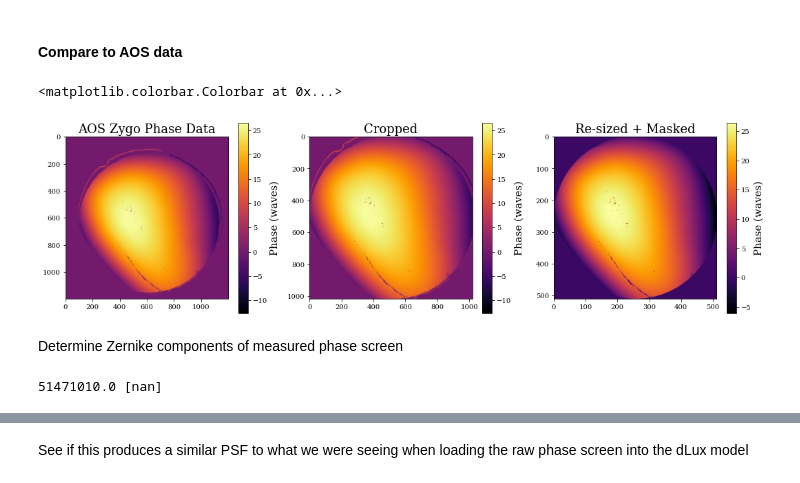
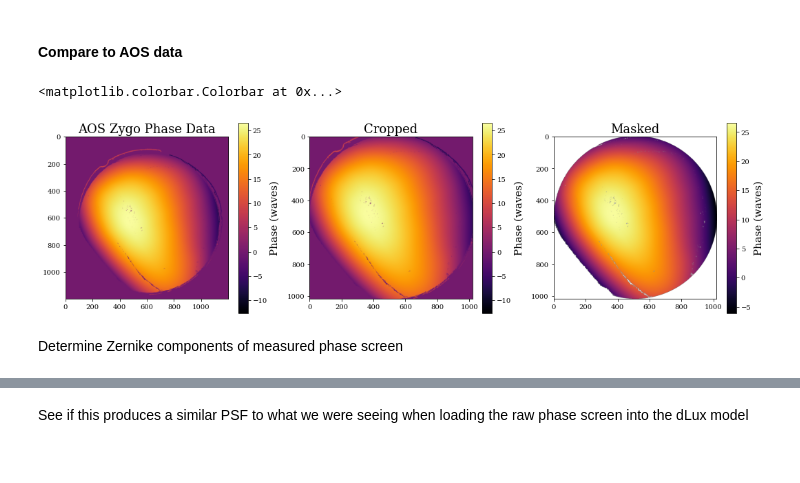
Before and after one commit to TolimanSpace/toliman_dp_design_testing, a Jupyter notebook: Gluing_Characterisation.ipynb, the cells around one changed output, grey strips where cells are left out. Cells and saved outputs as stored; diff of their text form; code cells hidden in the pictures.

```diff
--- a/Gluing_Characterisation.ipynb
+++ b/Gluing_Characterisation.ipynb
@@ -1817,30 +1843,39 @@ ________________________________________________________________________________
 # %%
 AOS_data_fname = data_dir+"zygo_data/20241115_142mmwindowinTB_PHASE_waves.npy"
 phase_screen = np.load(AOS_data_fname)
 
 center = [int(phase_screen.shape[0]/2)+40, int(phase_screen.shape[1]/2)+10]
 radius = 510 #520 (px)
 
 plt.figure(figsize=(18,5))
 plt.subplot(1,3,1)
 plt.imshow(phase_screen)
 plt.title("AOS Zygo Phase Data")
 plt.colorbar(label="Phase (waves)")
 plt.subplot(1,3,2)
 cropped_phase_screen = phase_screen[center[0]-radius:center[0]+radius, center[1]-radius:center[1]+radius]
 plt.imshow(cropped_phase_screen)
 plt.title("Cropped")
 plt.colorbar(label="Phase (waves)")
+# plt.subplot(1,3,3)
+# circ = dlu.circle(coords=coords, radius=aperture_diameter/2)
+# resized_masked_phase_screen = resize(cropped_phase_screen, (aperture_npix, aperture_npix))*circ
+# # resized_masked_phase_screen = dlu.rotate(resized_masked_phase_screen, angle=np.pi*1.0)
+# plt.imshow(resized_masked_phase_screen)
+# plt.title("Re-sized + Masked")
+# plt.colorbar(label="Phase (waves)")
 plt.subplot(1,3,3)
-circ = dlu.circle(coords=coords, radius=aperture_diameter/2)
-resized_masked_phase_screen = resize(cropped_phase_screen, (aperture_npix, aperture_npix))*circ
+AOS_coords = dlu.pixel_coords(npixels=cropped_phase_screen.shape[0], diameter=aperture_diameter)
+circ = dlu.circle(coords=AOS_coords, radius=aperture_diameter/2)
+masked_phase_screen = cropped_phase_screen*circ
+masked_phase_screen = masked_phase_screen.at[masked_phase_screen==0.0].set(np.nan)
 # resized_masked_phase_screen = dlu.rotate(resized_masked_phase_screen, angle=np.pi*1.0)
-plt.imshow(resized_masked_phase_screen)
-plt.title("Re-sized + Masked")
+plt.imshow(masked_phase_screen)
+plt.title("Masked")
 plt.colorbar(label="Phase (waves)")
 # %% [output]
 <matplotlib.colorbar.Colorbar at 0x...>
-[figure, old version]
+[figure, new version]
 # %% [markdown]
 Determine Zernike components of measured phase screen
 # %%
@@ -1867,10 +1902 @@ def loss_fn_diff2_layer(layer, data):
     return loss
-# %%
-zernike_indicies = jnp.array([153])
-coeffs = jnp.zeros(zernike_indicies.shape)
-basis = dlu.zernike_basis(js=zernike_indicies, coordinates=coords, diameter=aperture_diameter)
-dummy_layer = dl.layers.BasisOptic(basis=basis, coefficients=coeffs)
-loss, grads = loss_fn_diff2_layer(layer=dummy_layer, data=resized_masked_phase_screen)
-print(loss, grads.coefficients)
-# %% [output]
-51471010.0 [nan]
```
Also changed, not shown: parts of 17 cells of this notebook.
